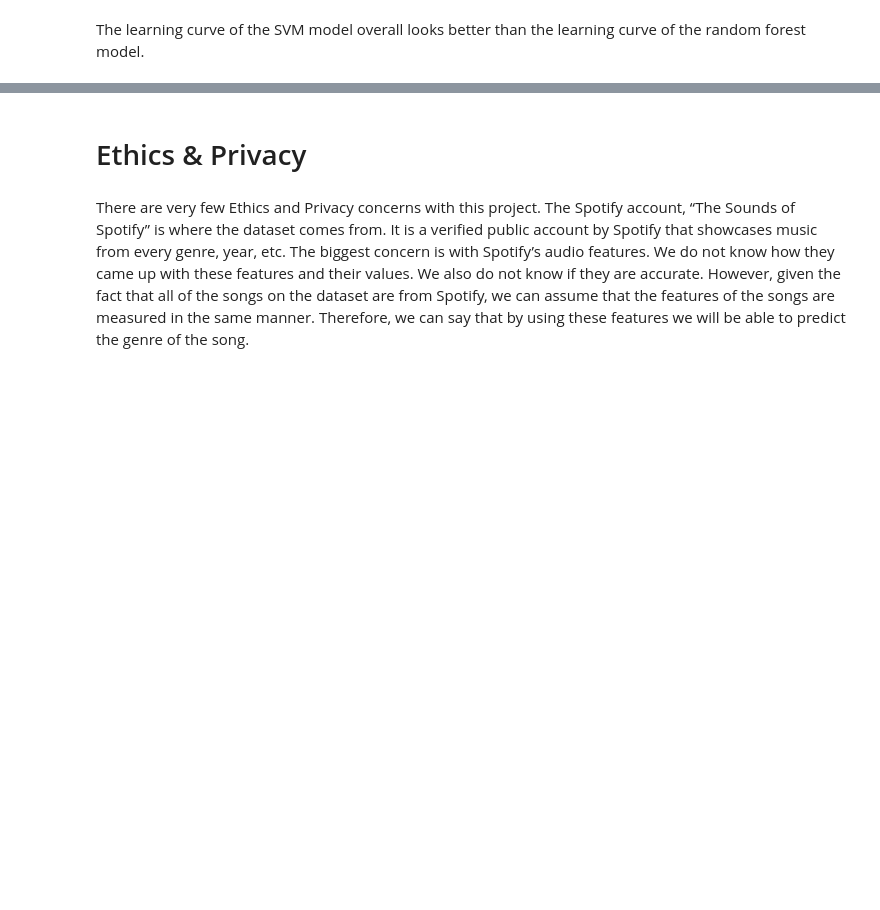
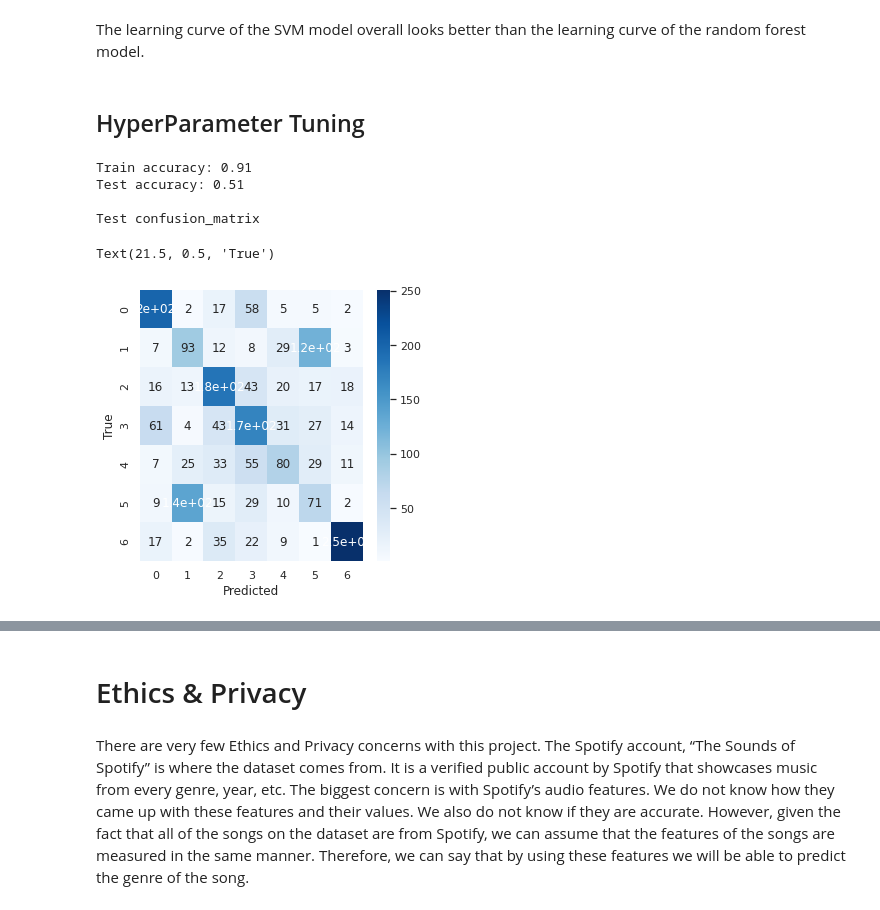
Before and after one commit to COGS118A/Group020-Sp22, a Jupyter notebook: TempFinalProject.ipynb, the cells around one changed output, grey strips where cells are left out. Drawn from its saved outputs; the diff is of its cells as text; code cells hidden in the pictures; blank space fills up the shorter version.

Commit message:
Update TempFinalProject.ipynb
HyperParameter Tuning

```diff
--- a/TempFinalProject.ipynb
+++ b/TempFinalProject.ipynb
@@ -674,2 +676,42 @@ plt.show()
 # %% [markdown]
 The learning curve of the SVM model overall looks better than the learning curve of the random forest model.
+# %% [markdown]
+## HyperParameter Tuning
+# %%
+#Base Model for RandomForest
+from sklearn.model_selection import train_test_split
+from sklearn.metrics import confusion_matrix
+from sklearn.metrics import accuracy_score
+from sklearn.tree import DecisionTreeClassifier
+from sklearn.ensemble import RandomForestClassifier
+from sklearn.linear_model import LogisticRegression
+from sklearn.neighbors import KNeighborsClassifier
+
+
+X_train, X_test, y_train, y_test = train_test_split(X, y, test_size=0.30,
+                                                    shuffle=True, random_state=0)
+
+
+dtclf = RandomForestClassifier(random_state = 0)
+dtclf.fit(X_train, y_train)
+y_pred = dtclf.predict(X_test) # Predictions
+y_true = y_test # True values
+
+
+print("Train accuracy:", np.round(accuracy_score(y_train,
+                                                 dtclf.predict(X_train)), 2))
+print("Test accuracy:", np.round(accuracy_score(y_true, y_pred), 2))
+
+
+cf_matrix = confusion_matrix(y_true, y_pred)
+print("\nTest confusion_matrix")
+sns.heatmap(cf_matrix, annot=True, cmap='Blues')
+plt.xlabel('Predicted', fontsize=12)
+plt.ylabel('True', fontsize=12)
+# %% [output]
+Train accuracy: 0.91
+Test accuracy: 0.51
+
+Test confusion_matrix
+Text(21.5, 0.5, 'True')
+[figure, added]
```
Also changed, not shown: parts of 19 cells of this notebook.
